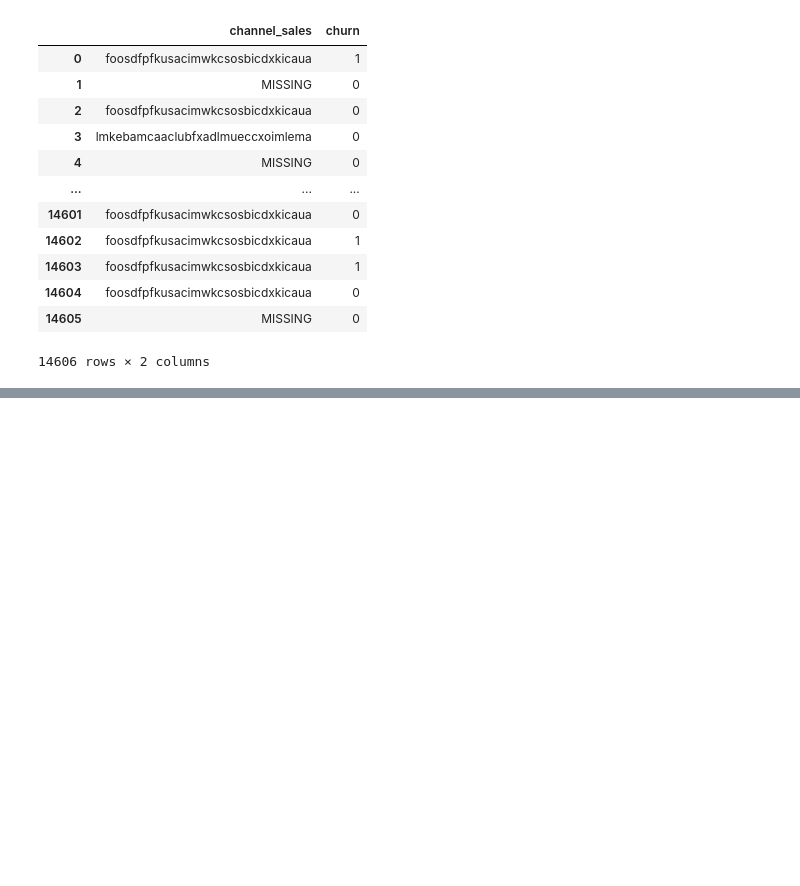
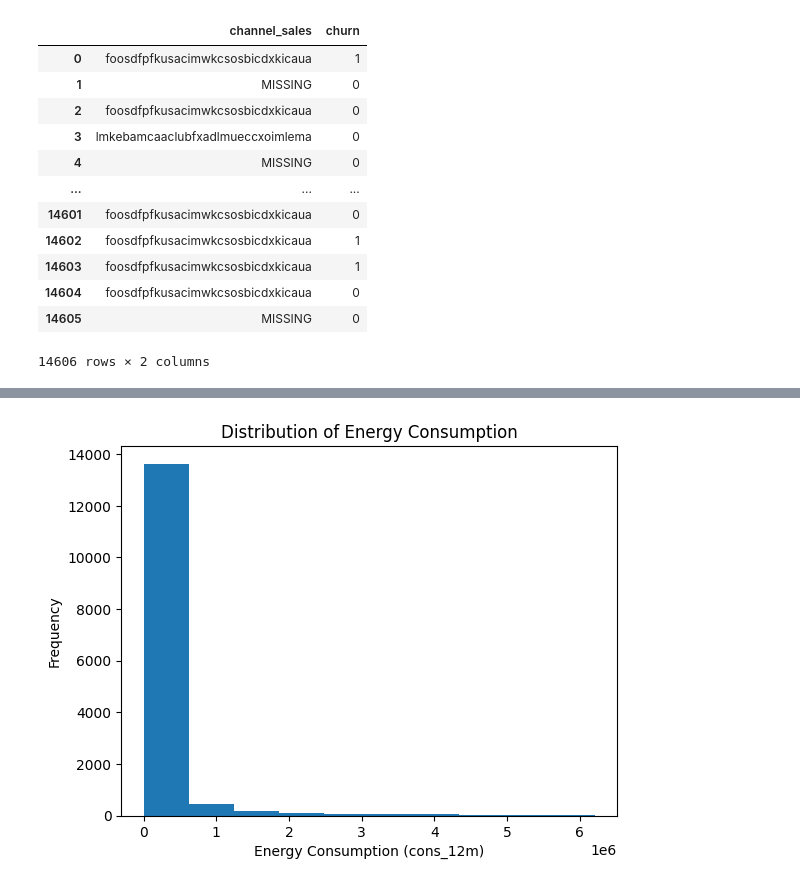
Before and after one commit to pi-mishra/BCG-Data-science-and-analytics-internship, a Jupyter notebook: BCG.ipynb, the cells around one changed output, grey strips where cells are left out. Drawn from its saved outputs; the diff is of its cells as text; code cells hidden in the pictures; blank space fills up the shorter version.

```diff
--- a/BCG.ipynb
+++ b/BCG.ipynb
@@ -370,0 +414,8 @@ client_d[client_d['channel_sales'] == 'MISSING']
+# %%
+plt.hist(client_d['cons_12m'], bins=10)  # Adjust the number of bins as needed
+plt.xlabel('Energy Consumption (cons_12m)')
+plt.ylabel('Frequency')
+plt.title('Distribution of Energy Consumption')
+plt.show()
+# %% [output]
+[figure, added]
```
Also changed, not shown: parts of 8 cells of this notebook.
